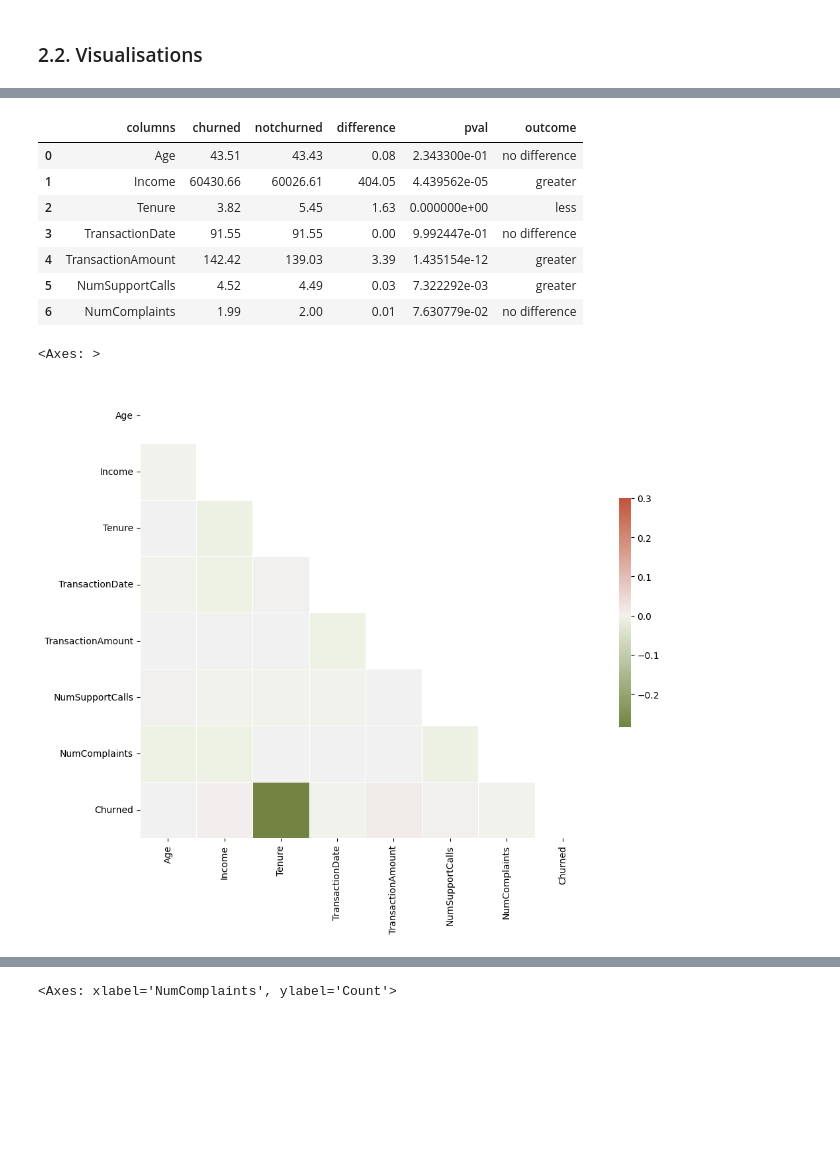
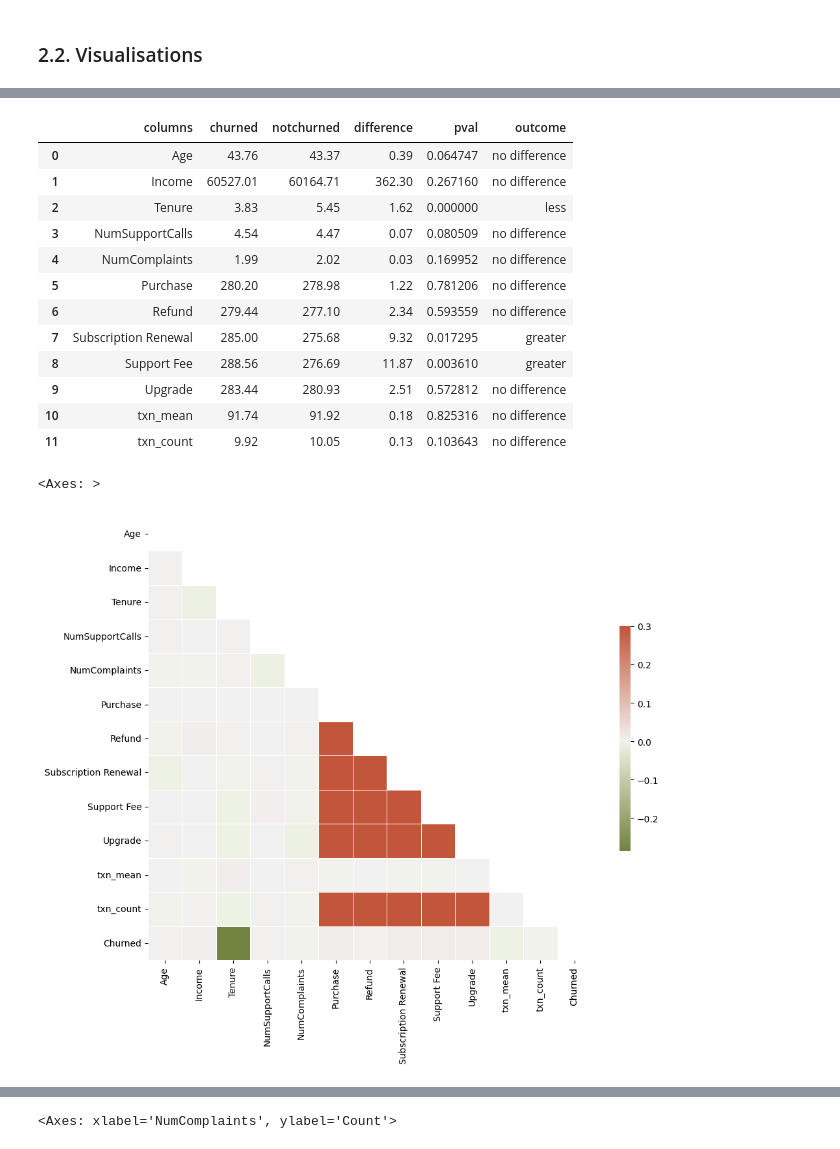
Before and after one commit to briceshun/churn-model, a Jupyter notebook: 10_EDA.ipynb, the cells around one changed output, grey strips where cells are left out. Cells and saved outputs as stored; diff of their text form; code cells hidden in the pictures; blank space fills up the shorter version.

```diff
--- a/10_EDA.ipynb
+++ b/10_EDA.ipynb
@@ -35,0 +64,3 @@ dfSummary(df_ori)
+# %%
+txn_count = df_ori.groupby('CustomerID')['TransactionDate'].agg(('mean', 'count')).reset_index().rename(columns={'mean': 'txn_mean', 'count': 'txn_count'})
+txn_count
@@ -35,0 +88,10 @@ dfSummary(df_ori)
+# %%
+df_group = df_ori[['CustomerID', 'Age', 'Gender', 'Income', 'Tenure', 'Location', 'TransactionType', 'TransactionAmount', 'NumSupportCalls', 'NumComplaints', 'Churned']]\
+    .groupby(['CustomerID', 'Age', 'Gender', 'Income', 'Tenure', 'Location', 'TransactionType', 'NumSupportCalls', 'NumComplaints', 'Churned']).sum().reset_index()\
+    .pivot(
+        index=['CustomerID', 'Age', 'Gender', 'Income', 'Tenure', 'Location', 'NumSupportCalls', 'NumComplaints', 'Churned'],
+        columns="TransactionType",
+        values="TransactionAmount",
+    ).fillna(0).reset_index()
+
+df_group = pd.concat([df_group, txn_count.drop(columns=['CustomerID'])], axis=1)
@@ -64,3 +149,5 @@ sns.boxplot(data=df_ori, x='Churned', y='NumComplaints', hue='Churned', ax=axs[1
+# %%
+df_ori = df_group
 # %%
 # Summary statistics for numerical
 df_ori.groupby('Churned')[l_cols_num].agg(
@@ -75,6 +162,6 @@ df_ori.groupby('Churned')[l_cols_num].agg(
 # %%
 # Hypothesis tests
-n = 100000
+n = 10000
 seed = 12345
 sl = 0.05
 d_test = {'columns': l_cols_num, 'churned': [], 'notchurned':[], 'difference': [], 'pval':[], 'outcome':[]}
@@ -85,40 +172,45 @@ for col in l_cols_num:
 
     mean_churned = round(np.mean(l_churned), 2)
     mean_notchurned = round(np.mean(l_notchurned), 2)
 
     pval = t_test(l_notchurned,l_churned, alternative='both', var=False)
 
     if pval < sl:
         pval_g = t_test(l_churned,l_notchurned, alternative='greater', var=False)
         if pval_g < sl:
             pval_final = pval_g
             outcome = 'greater'
         else:
             pval_l = t_test(l_churned,l_notchurned, alternative='less', var=False)
             if pval_l < sl:
                 pval_final = pval_l
                 outcome = 'less'
     else:
         pval_final = pval
         outcome = 'no difference'
 
     # Store in dict
     d_test['churned'].append(mean_churned)
     d_test['notchurned'].append(mean_notchurned)
     d_test['difference'].append(abs(mean_churned-mean_notchurned))
     d_test['pval'].append(pval_final)
     d_test['outcome'].append(outcome)
 
 pd.DataFrame(d_test)
 # %% [output]
 |  | columns | churned | notchurned | difference | pval | outcome |
-| 0 | Age | 43.51 | 43.43 | 0.08 | 2.343300e-01 | no difference |
-| 1 | Income | 60430.66 | 60026.61 | 404.05 | 4.439562e-05 | greater |
-| 2 | Tenure | 3.82 | 5.45 | 1.63 | 0.000000e+00 | less |
-| 3 | TransactionDate | 91.55 | 91.55 | 0.00 | 9.992447e-01 | no difference |
-| 4 | TransactionAmount | 142.42 | 139.03 | 3.39 | 1.435154e-12 | greater |
-| 5 | NumSupportCalls | 4.52 | 4.49 | 0.03 | 7.322292e-03 | greater |
-| 6 | NumComplaints | 1.99 | 2.00 | 0.01 | 7.630779e-02 | no difference |
+| 0 | Age | 43.76 | 43.37 | 0.39 | 0.064747 | no difference |
+| 1 | Income | 60527.01 | 60164.71 | 362.30 | 0.267160 | no difference |
+| 2 | Tenure | 3.83 | 5.45 | 1.62 | 0.000000 | less |
+| 3 | NumSupportCalls | 4.54 | 4.47 | 0.07 | 0.080509 | no difference |
+| 4 | NumComplaints | 1.99 | 2.02 | 0.03 | 0.169952 | no difference |
+| 5 | Purchase | 280.20 | 278.98 | 1.22 | 0.781206 | no difference |
+| 6 | Refund | 279.44 | 277.10 | 2.34 | 0.593559 | no difference |
+| 7 | Subscription Renewal | 285.00 | 275.68 | 9.32 | 0.017295 | greater |
+| 8 | Support Fee | 288.56 | 276.69 | 11.87 | 0.003610 | greater |
+| 9 | Upgrade | 283.44 | 280.93 | 2.51 | 0.572812 | no difference |
+| 10 | txn_mean | 91.74 | 91.92 | 0.18 | 0.825316 | no difference |
+| 11 | txn_count | 9.92 | 10.05 | 0.13 | 0.103643 | no difference |
 # %%
 # Correlations
 corr = df_ori[l_cols_num + ['Churned']].corr()
@@ -129,4 +221,4 @@ sns.heatmap(corr, mask=mask, cmap=cmap, vmax=.3, center=0,
             square=True, linewidths=.5, cbar_kws={"shrink": .5})
 # %% [output]
 <Axes: >
-[figure, old version]
+[figure, new version]
```
Also changed, not shown: parts of 16 cells of this notebook, 3 other files.
